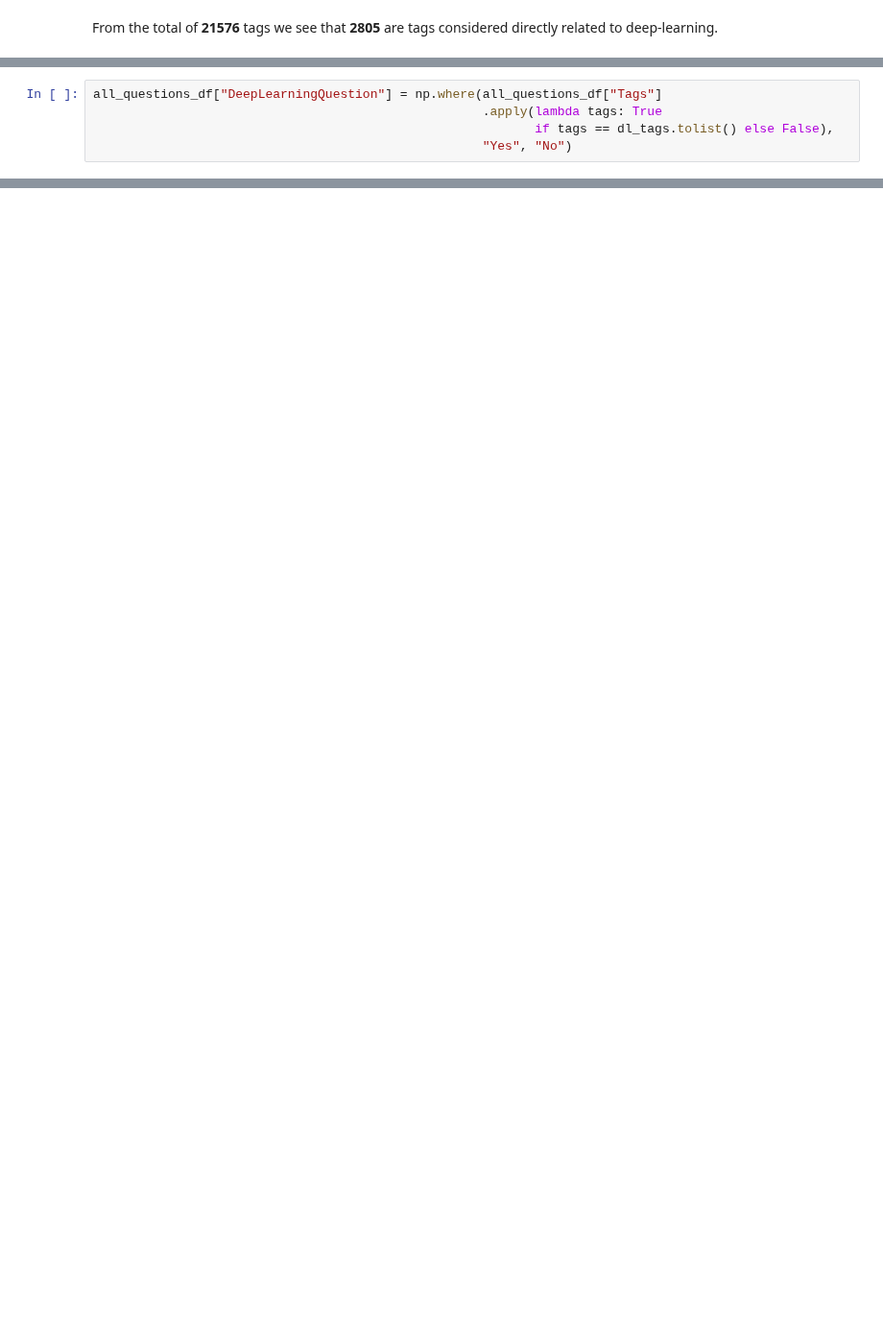
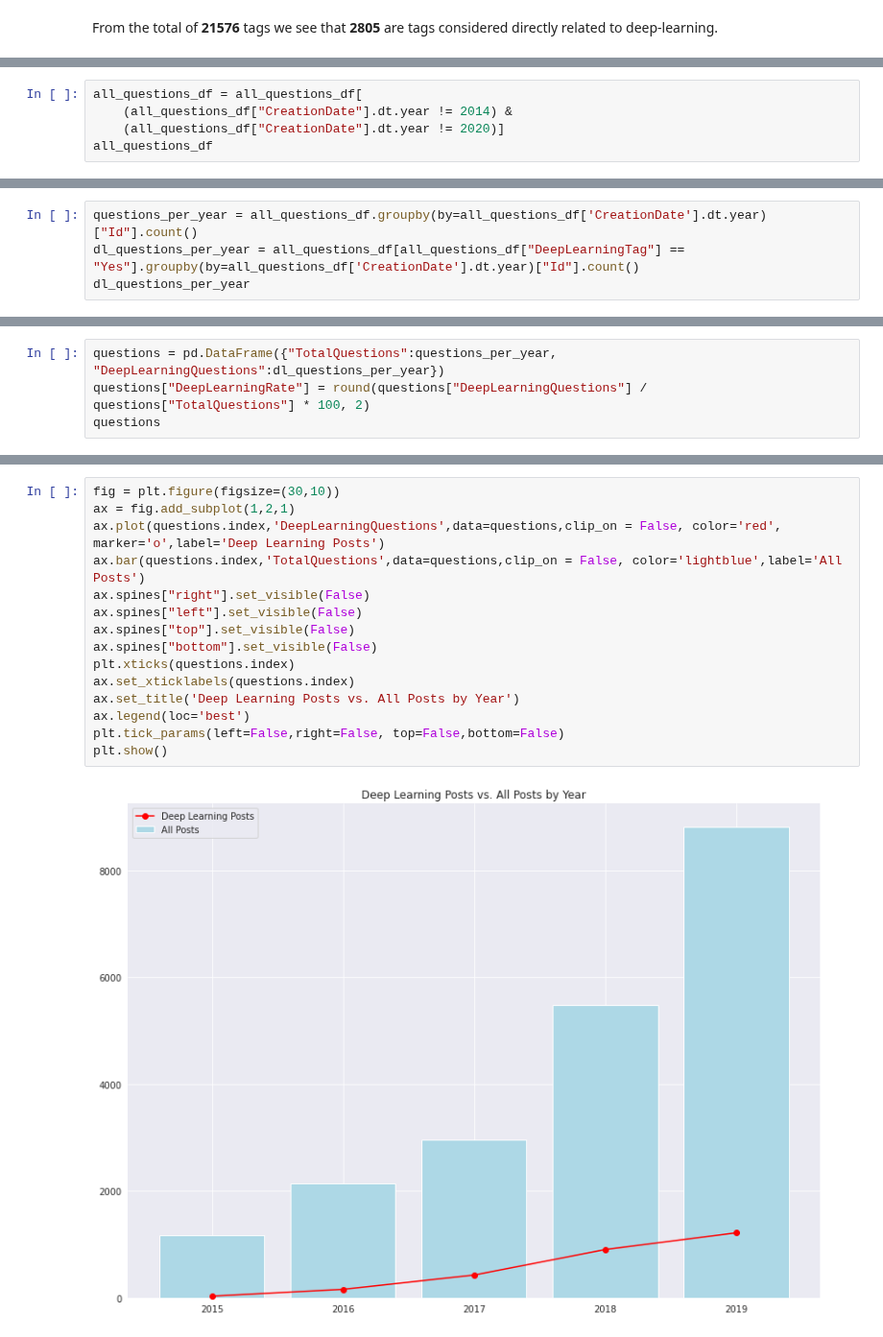
Before and after one commit to raduspaimoc/DataQuest-Projects, a Jupyter notebook: Data Analysis/Popular Data Science Questions/Popular Data Science Questions.ipynb, the cells around one changed output, grey strips where cells are left out. Shown at 96% size. Saved outputs shown, nothing was run; the diff lists cells and outputs as text; blank space fills up the shorter version.

Commit message:
Deep learning tags analysis included.

```diff
--- a/Data Analysis/Popular Data Science Questions/Popular Data Science Questions.ipynb
+++ b/Data Analysis/Popular Data Science Questions/Popular Data Science Questions.ipynb
@@ -576,5 +577,0 @@ Now, let's count the apparitions of each tag, and keep only the values of the de
-# %%
-all_questions_df["DeepLearningQuestion"] = np.where(all_questions_df["Tags"]
-                                                    .apply(lambda tags: True
-                                                           if tags == dl_tags.tolist() else False),
-                                                    "Yes", "No")
@@ -601,0 +618,5 @@ Length: 559, dtype: int64
+# %%
+all_questions_df = all_questions_df[
+    (all_questions_df["CreationDate"].dt.year != 2014) &
+    (all_questions_df["CreationDate"].dt.year != 2020)]
+all_questions_df
@@ -601,0 +637,4 @@ Length: 559, dtype: int64
+# %%
+questions_per_year = all_questions_df.groupby(by=all_questions_df['CreationDate'].dt.year)["Id"].count()
+dl_questions_per_year = all_questions_df[all_questions_df["DeepLearningTag"] == "Yes"].groupby(by=all_questions_df['CreationDate'].dt.year)["Id"].count()
+dl_questions_per_year
@@ -601,0 +659,4 @@ Length: 559, dtype: int64
+# %%
+questions = pd.DataFrame({"TotalQuestions":questions_per_year, "DeepLearningQuestions":dl_questions_per_year})
+questions["DeepLearningRate"] = round(questions["DeepLearningQuestions"] / questions["TotalQuestions"] * 100, 2)
+questions
@@ -601,0 +671,17 @@ Length: 559, dtype: int64
+# %%
+fig = plt.figure(figsize=(30,10))
+ax = fig.add_subplot(1,2,1)
+ax.plot(questions.index,'DeepLearningQuestions',data=questions,clip_on = False, color='red', marker='o',label='Deep Learning Posts')
+ax.bar(questions.index,'TotalQuestions',data=questions,clip_on = False, color='lightblue',label='All Posts')
+ax.spines["right"].set_visible(False)
+ax.spines["left"].set_visible(False)
+ax.spines["top"].set_visible(False)
+ax.spines["bottom"].set_visible(False)
+plt.xticks(questions.index)
+ax.set_xticklabels(questions.index)
+ax.set_title('Deep Learning Posts vs. All Posts by Year')
+ax.legend(loc='best')
+plt.tick_params(left=False,right=False, top=False,bottom=False)
+plt.show()
+# %% [output]
+[figure, added]
```
Also changed, not shown: parts of 26 cells of this notebook.
